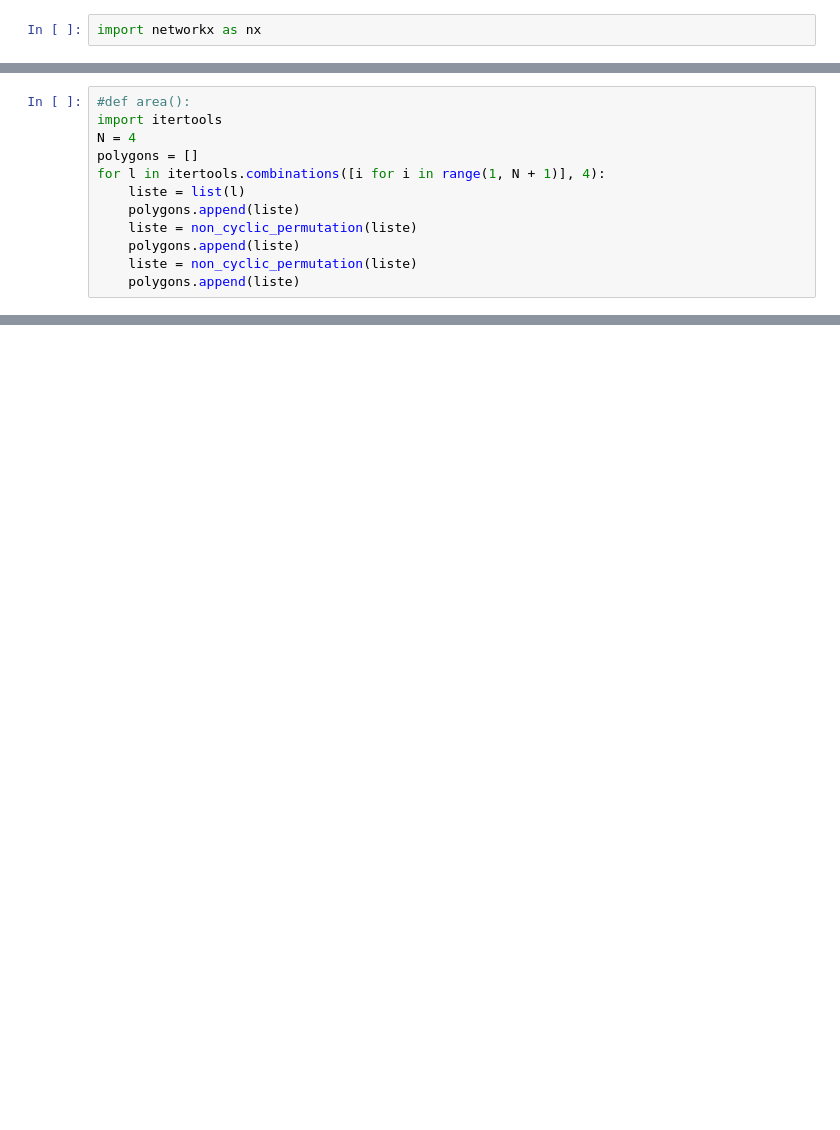
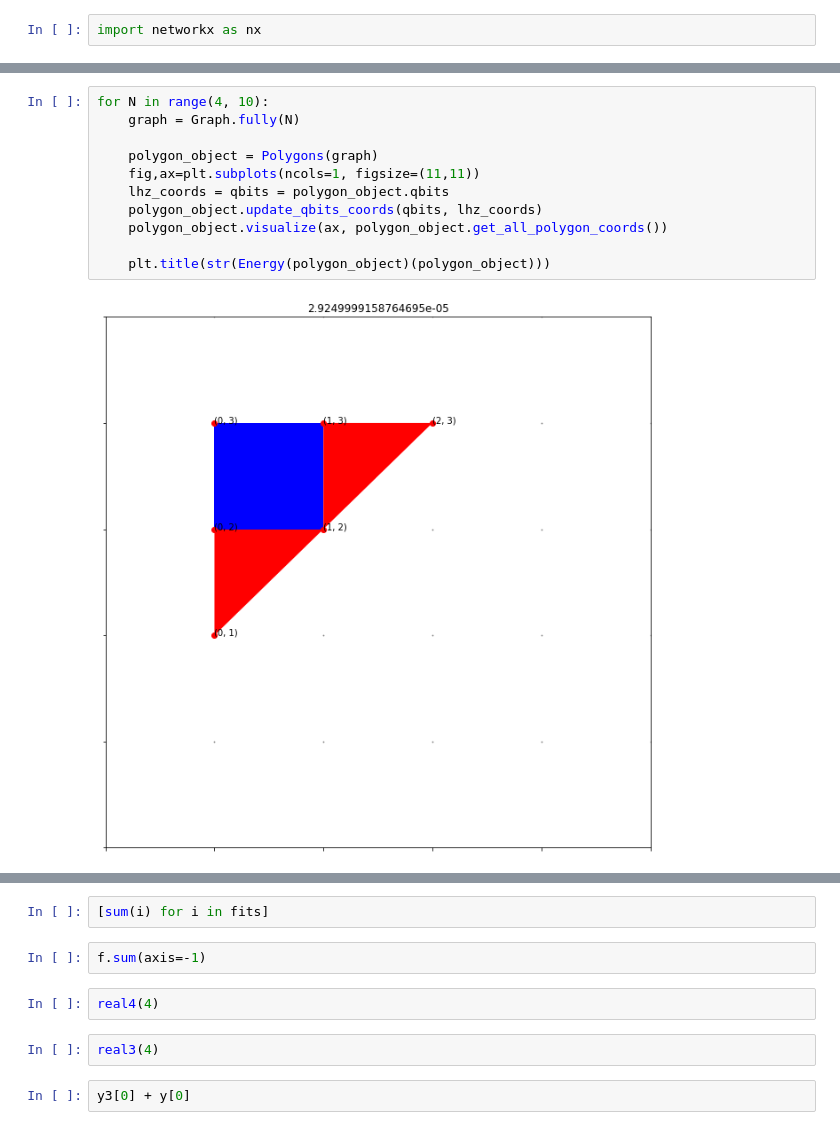
Before and after one commit to NumeloUno/CompilerQC, a Jupyter notebook: QuickStart.ipynb, the cells around one changed output, grey strips where cells are left out. Drawn from its saved outputs; the diff is of its cells as text; blank space fills up the shorter version.

```diff
--- a/QuickStart.ipynb
+++ b/QuickStart.ipynb
@@ -153,12 +14,0 @@ plt.plot(enp)
-# %%
-#def area():
-import itertools
-N = 4
-polygons = []
-for l in itertools.combinations([i for i in range(1, N + 1)], 4):
-    liste = list(l)
-    polygons.append(liste)
-    liste = non_cyclic_permutation(liste)
-    polygons.append(liste)
-    liste = non_cyclic_permutation(liste)
-    polygons.append(liste)
@@ -179,0 +65,13 @@ l
+# %%
+for N in range(4, 10):
+    graph = Graph.fully(N)
+
+    polygon_object = Polygons(graph)
+    fig,ax=plt.subplots(ncols=1, figsize=(11,11))
+    lhz_coords = qbits = polygon_object.qbits
+    polygon_object.update_qbits_coords(qbits, lhz_coords)
+    polygon_object.visualize(ax, polygon_object.get_all_polygon_coords())
+
+    plt.title(str(Energy(polygon_object)(polygon_object)))
+# %% [output]
+[figure, added]
@@ -179,0 +83,10 @@ l
+# %%
+[sum(i) for i in fits]
+# %%
+f.sum(axis=-1)
+# %%
+real4(4)
+# %%
+real3(4)
+# %%
+y3[0] + y[0]
```
Also changed, not shown: parts of 47 cells of this notebook, 1 other file.
